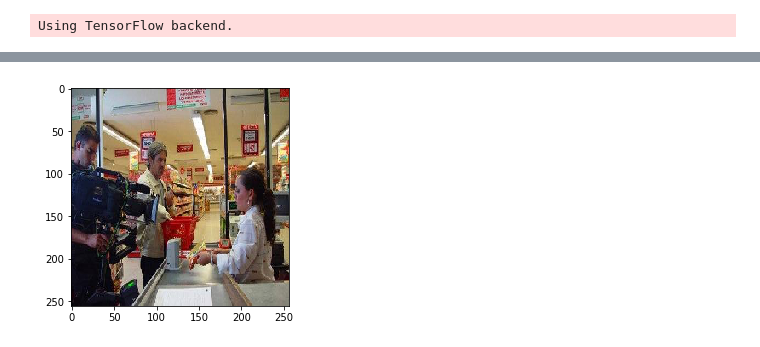
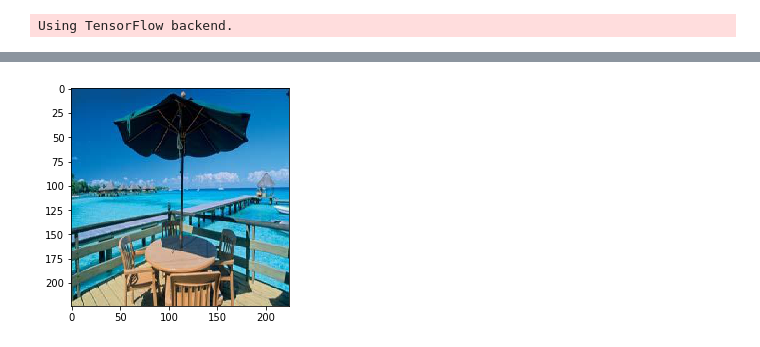
Before and after one commit to RobertVoropaev/InteriorRecognitionSystem, a Jupyter notebook: SimpleModel.ipynb, the cells around one changed output, grey strips where cells are left out. Saved outputs shown, nothing was run; the diff lists cells and outputs as text; code cells hidden in the pictures.

Commit message:
formated seg

```diff
--- a/SimpleModel.ipynb
+++ b/SimpleModel.ipynb
@@ -132,11 +174,11 @@ ValueError: Error when checking target: expected conv2d_65 to have shape (224, 2
 # %%
 from keras.preprocessing import image
-img_path = 'data/ADE20K_formated/train/img/img/00018985.jpg'
-img = image.load_img(img_path, target_size=(256,256))
+img_path = 'data/ADE20K_formated/train/img/img/00015828.jpg'
+img = image.load_img(img_path, target_size=(224,224))
 img = image.img_to_array(img) / 255.
 img = np.expand_dims(img, axis=0)
 plt.imshow(img[0])
 plt.show()
 # %% [output]
-[figure, old version]
+[figure, new version]
 # %%
```
Also changed, not shown: parts of 11 cells of this notebook, 1 other file.
